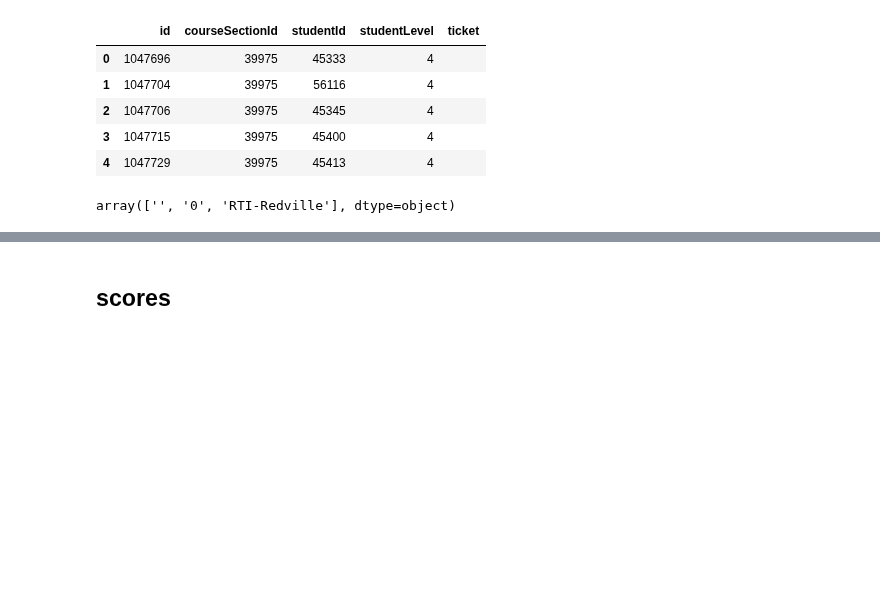
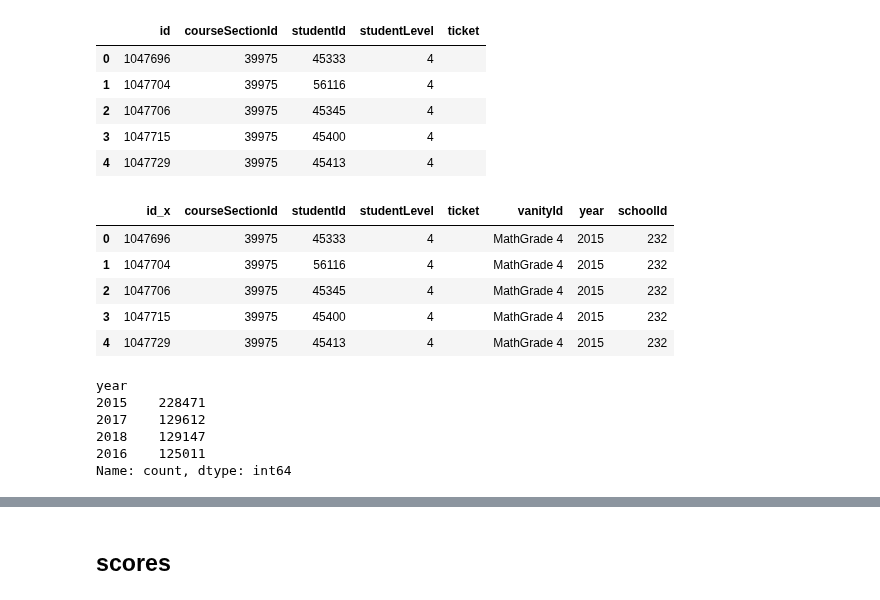
Before and after one commit to level-data-1a/predicting-proficiency, a Jupyter notebook: allison-explore.ipynb, the cells around one changed output, grey strips where cells are left out. Saved outputs shown, nothing was run; the diff lists cells and outputs as text; code cells hidden in the pictures; blank space fills up the shorter version.

```diff
--- a/allison-explore.ipynb
+++ b/allison-explore.ipynb
@@ -6,6 +6,11 @@ import matplotlib.pyplot as plt
 import seaborn as sns
 
 sns.set_style("whitegrid")
+# %%
+pd.set_option('display.max_rows', None)
+pd.set_option('display.max_columns', None)
+pd.set_option('display.width', None)
+pd.set_option('display.max_colwidth', None)
 # %%
 with open('data/district.json', 'r') as file:
     data = json.loads(file.read())
@@ -176,7 +181,23 @@ courseSectionRosters_df.head()
 | 2 | 1047706 | 39975 | 45345 | 4 |  |
 | 3 | 1047715 | 39975 | 45400 | 4 |  |
 | 4 | 1047729 | 39975 | 45413 | 4 |  |
-# %%
-courseSectionRosters_df['ticket'].unique()
-# %% [output]
-array(['', '0', 'RTI-Redville'], dtype=object)
+# %%
+courseSectionRosters_df = pd.merge(courseSectionRosters_df, courseSections_df, left_on='courseSectionId', right_on='id', how='left', suffixes=('', ''))
+courseSectionRosters_df = courseSectionRosters_df.drop(columns=['id_y'])
+courseSectionRosters_df.head()
+# %% [output]
+|  | id_x | courseSectionId | studentId | studentLevel | ticket | vanityId | year | schoolId |
+| 0 | 1047696 | 39975 | 45333 | 4 |  | MathGrade 4 | 2015 | 232 |
+| 1 | 1047704 | 39975 | 56116 | 4 |  | MathGrade 4 | 2015 | 232 |
+| 2 | 1047706 | 39975 | 45345 | 4 |  | MathGrade 4 | 2015 | 232 |
+| 3 | 1047715 | 39975 | 45400 | 4 |  | MathGrade 4 | 2015 | 232 |
+| 4 | 1047729 | 39975 | 45413 | 4 |  | MathGrade 4 | 2015 | 232 |
+# %%
+courseSectionRosters_df['year'].value_counts()
+# %% [output]
+year
+2015    228471
+2017    129612
+2018    129147
+2016    125011
+Name: count, dtype: int64
```
Also changed, not shown: parts of 5 cells of this notebook, 1 other file.
